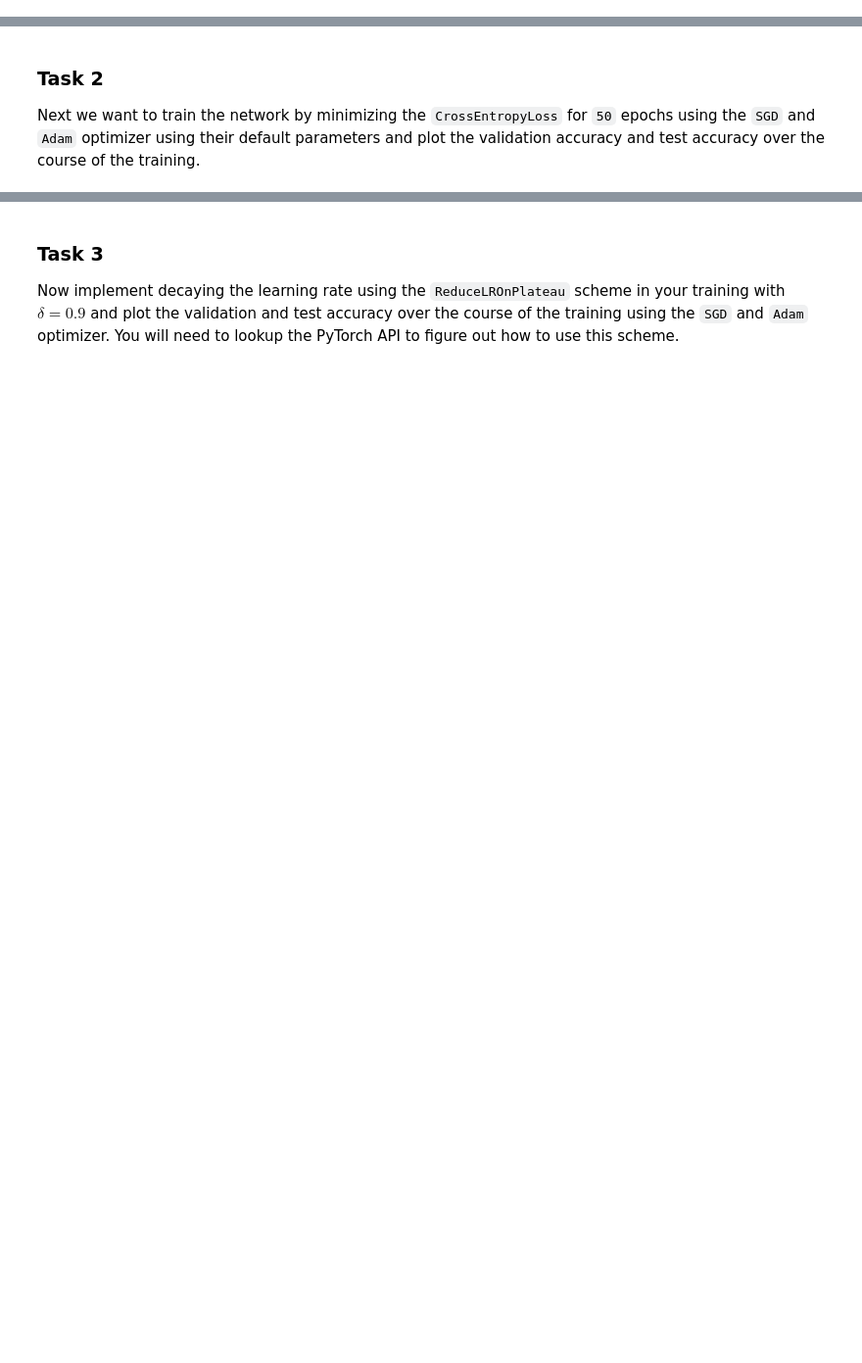
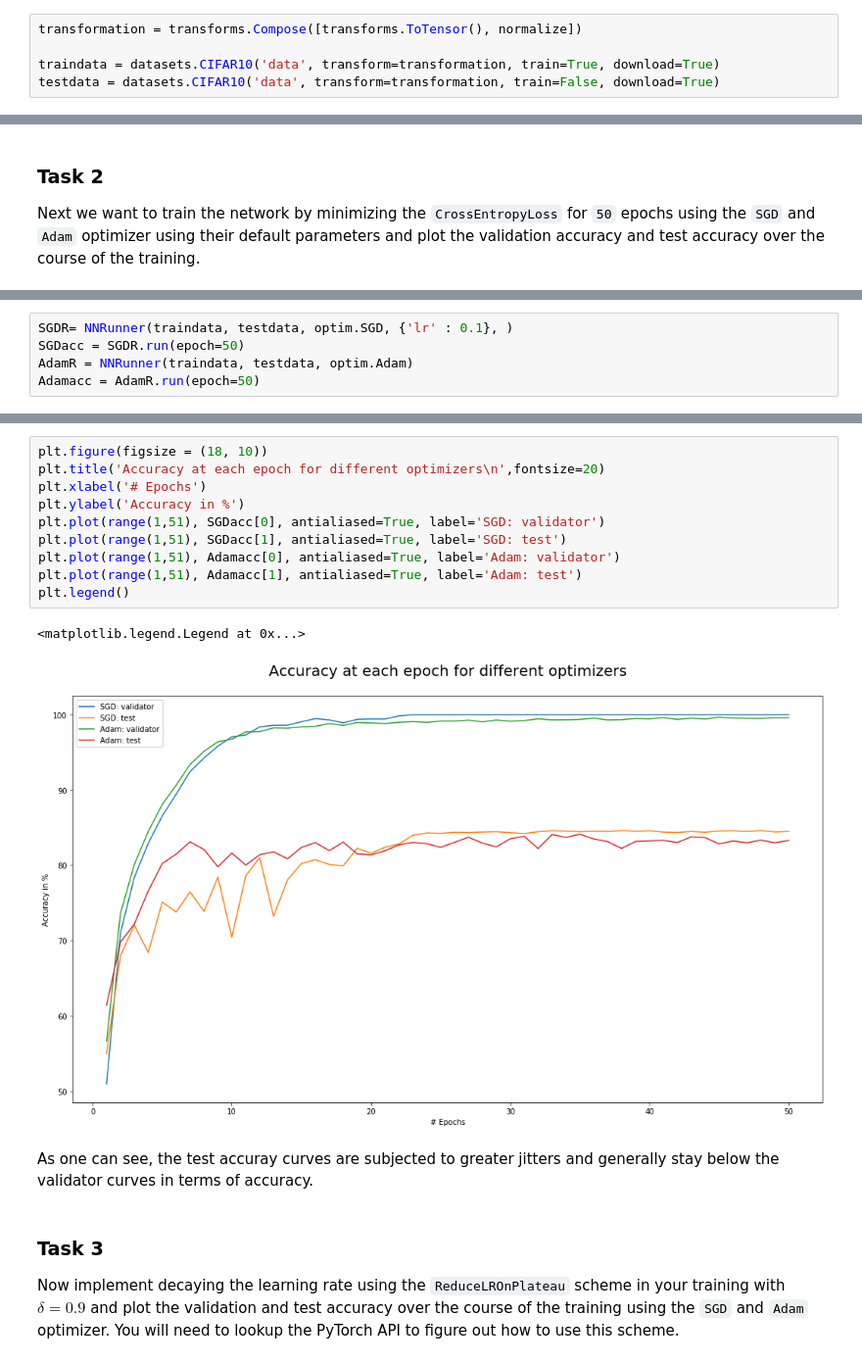
Before and after one commit to luisherrmann/SS1718_MachineLearning, a Jupyter notebook: uebung11/uebung11.ipynb, the cells around one changed output, grey strips where cells are left out. Shown at 98% size. Saved outputs shown, nothing was run; the diff lists cells and outputs as text; blank space fills up the shorter version.

```diff
--- a/uebung11/uebung11.ipynb
+++ b/uebung11/uebung11.ipynb
@@ -215,0 +280,5 @@ normalize = transforms.Normalize(mean=[0.485, 0.456, 0.406],
+# %%
+transformation = transforms.Compose([transforms.ToTensor(), normalize])
+
+traindata = datasets.CIFAR10('data', transform=transformation, train=True, download=True)
+testdata = datasets.CIFAR10('data', transform=transformation, train=False, download=True)
@@ -221,0 +400,5 @@ Next we want to train the network by minimizing the `CrossEntropyLoss` for `50`
+# %%
+SGDR= NNRunner(traindata, testdata, optim.SGD, {'lr' : 0.1}, )
+SGDacc = SGDR.run(epoch=50)
+AdamR = NNRunner(traindata, testdata, optim.Adam)
+Adamacc = AdamR.run(epoch=50)
@@ -222,3 +423,18 @@ Next we want to train the network by minimizing the `CrossEntropyLoss` for `50`
+# %%
+plt.figure(figsize = (18, 10))
+plt.title('Accuracy at each epoch for different optimizers\n',fontsize=20)
+plt.xlabel('# Epochs')
+plt.ylabel('Accuracy in %')
+plt.plot(range(1,51), SGDacc[0], antialiased=True, label='SGD: validator')
+plt.plot(range(1,51), SGDacc[1], antialiased=True, label='SGD: test')
+plt.plot(range(1,51), Adamacc[0], antialiased=True, label='Adam: validator')
+plt.plot(range(1,51), Adamacc[1], antialiased=True, label='Adam: test')
+plt.legend()
+# %% [output]
+<matplotlib.legend.Legend at 0x...>
+[figure, added]
+# %% [markdown]
+As one can see, the test accuray curves are subjected to greater jitters and generally stay below the validator curves in terms of accuracy.
 # %% [markdown]
 ### Task 3
 
```
Also changed, not shown: parts of 23 cells of this notebook.
